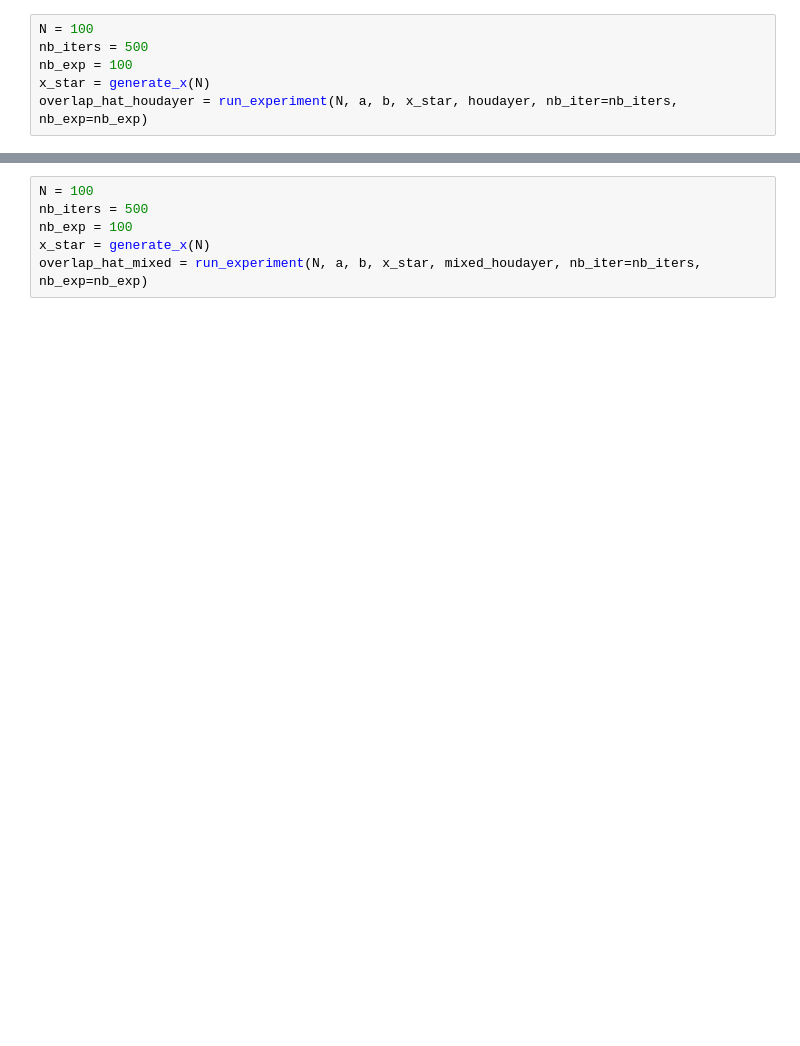
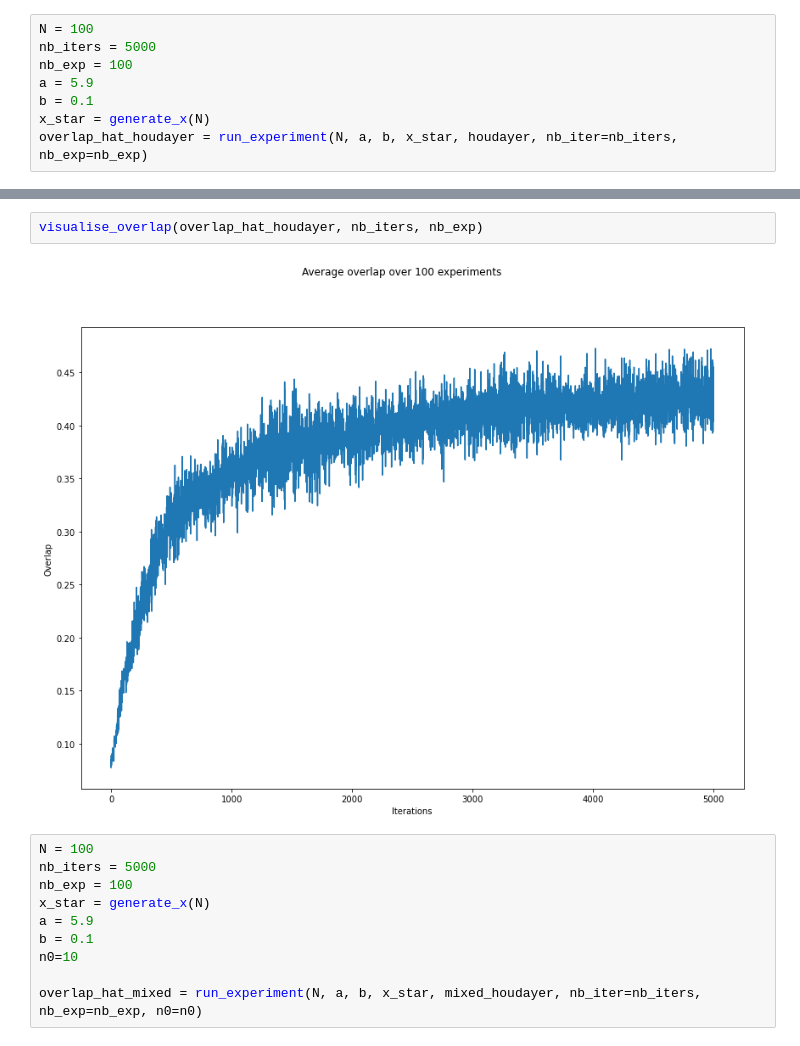
Before and after one commit to Andrey-s-Fan-Club/MCAAProject, a Jupyter notebook: sbm.ipynb, the cells around one changed output, grey strips where cells are left out. Saved outputs shown, nothing was run; the diff lists cells and outputs as text; blank space fills up the shorter version.

```diff
--- a/sbm.ipynb
+++ b/sbm.ipynb
@@ -37,6 +39,8 @@ visualise_overlap(overlap_hat_metropolis, nb_iters, nb_exp)
 # %%
 N = 100
-nb_iters = 500
+nb_iters = 5000
 nb_exp = 100
+a = 5.9
+b = 0.1
 x_star = generate_x(N)
 overlap_hat_houdayer = run_experiment(N, a, b, x_star, houdayer, nb_iter=nb_iters, nb_exp=nb_exp)
@@ -45,8 +47,16 @@ visualise_overlap(overlap_hat_houdayer, nb_iters, nb_exp)
+# %%
+visualise_overlap(overlap_hat_houdayer, nb_iters, nb_exp)
+# %% [output]
+[figure, added]
 # %%
 N = 100
-nb_iters = 500
+nb_iters = 5000
 nb_exp = 100
 x_star = generate_x(N)
-overlap_hat_mixed = run_experiment(N, a, b, x_star, mixed_houdayer, nb_iter=nb_iters, nb_exp=nb_exp)
+a = 5.9
+b = 0.1
+n0=10
+
+overlap_hat_mixed = run_experiment(N, a, b, x_star, mixed_houdayer, nb_iter=nb_iters, nb_exp=nb_exp, n0=n0)
 # %%
 visualise_overlap(overlap_hat_mixed, nb_iters, nb_exp)
```
Also changed, not shown: parts of 7 cells of this notebook, 4 other files.
